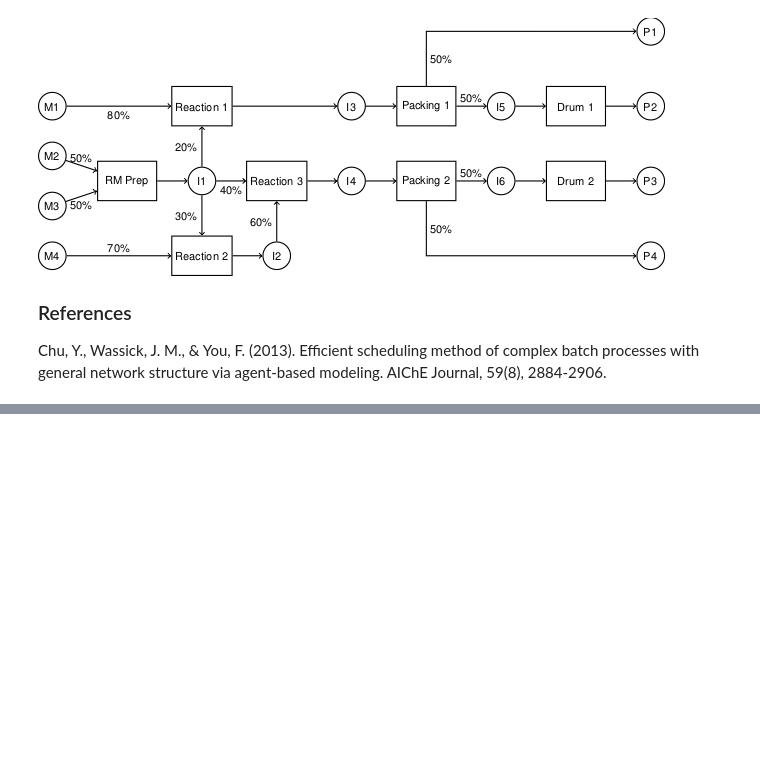
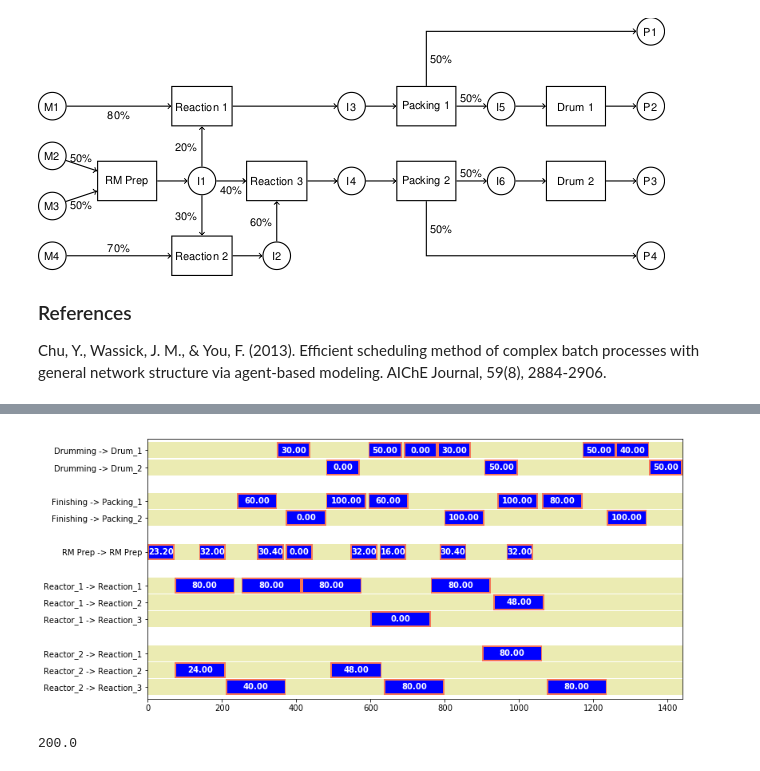
Before and after one commit to jckantor/STN-Scheduler, a Jupyter notebook: notebooks/2_Chu_State_Task_Network.ipynb, the cells around one changed output, grey strips where cells are left out. Saved outputs shown, nothing was run; the diff lists cells and outputs as text; code cells hidden in the pictures; blank space fills up the shorter version.

```diff
--- a/notebooks/2_Chu_State_Task_Network.ipynb
+++ b/notebooks/2_Chu_State_Task_Network.ipynb
@@ -60,15 +60,27 @@ stn.TSarc('Drum_1',     'P2', rho = 1.0, dur =  90)
 stn.TSarc('Drum_2',     'P3', rho = 1.0, dur =  90)
 
 # unit-task data
-stn.Unit('RM Prep',   'RM Prep',    Bmax = 100, Cost = 1000, vCost =  50)
-stn.Unit('Reactor_1', 'Reaction_1', Bmax =  80, Cost = 3000, vCost = 250)
-stn.Unit('Reactor_1', 'Reaction_2', Bmax =  50, Cost = 1500, vCost = 150)
-stn.Unit('Reactor_1', 'Reaction_3', Bmax =  80, Cost = 2000, vCost = 100)
-stn.Unit('Reactor_2', 'Reaction_1', Bmax =  80, Cost = 3000, vCost = 250)
-stn.Unit('Reactor_2', 'Reaction_2', Bmax =  50, Cost = 1500, vCost = 150)
-stn.Unit('Reactor_2', 'Reaction_3', Bmax =  80, Cost = 2000, vCost = 100)
-stn.Unit('Finishing', 'Packing_1',  Bmax = 100, Cost =  500, vCost =  20)
-stn.Unit('Finishing', 'Packing_2',  Bmax = 100, Cost =  500, vCost =  20)
-stn.Unit('Drumming',  'Drum_1',     Bmax =  50, Cost =  200, vCost =  50)
-stn.Unit('Drumming',  'Drum_2',     Bmax =  50, Cost =  200, vCost =  50)
+stn.unit('RM Prep',   'RM Prep',    Bmax = 100, Cost = 1000, vCost =  50)
+stn.unit('Reactor_1', 'Reaction_1', Bmax =  80, Cost = 3000, vCost = 250)
+stn.unit('Reactor_1', 'Reaction_2', Bmax =  50, Cost = 1500, vCost = 150)
+stn.unit('Reactor_1', 'Reaction_3', Bmax =  80, Cost = 2000, vCost = 100)
+stn.unit('Reactor_2', 'Reaction_1', Bmax =  80, Cost = 3000, vCost = 250)
+stn.unit('Reactor_2', 'Reaction_2', Bmax =  50, Cost = 1500, vCost = 150)
+stn.unit('Reactor_2', 'Reaction_3', Bmax =  80, Cost = 2000, vCost = 100)
+stn.unit('Finishing', 'Packing_1',  Bmax = 100, Cost =  500, vCost =  20)
+stn.unit('Finishing', 'Packing_2',  Bmax = 100, Cost =  500, vCost =  20)
+stn.unit('Drumming',  'Drum_1',     Bmax =  50, Cost =  200, vCost =  50)
+stn.unit('Drumming',  'Drum_2',     Bmax =  50, Cost =  200, vCost =  50)
+
+N = 240
+H = 6*N
+stn.buildmodel(range(0,H+1,6))
+
+# production constraints
+stn.model.cons.add(stn.model.S['P1',H] >= 200)
+stn.model.cons.add(stn.model.S['P2',H] >= 200)
+stn.model.cons.add(stn.model.S['P3',H] >= 100)
+stn.model.cons.add(stn.model.S['P4',H] >= 100)
+
+stn.solve('gurobi')
 # %% [output]
@@ -76,2 +104,11 @@ TypeError: Unit() got an unexpected keyword argument 'Cost'
+# %%
+%matplotlib inline
+stn.gantt()
+# %% [output]
+[figure, added]
+# %%
+stn.model.S['P1',H].value
+# %% [output]
+200.0
 # %%
 
```
Also changed, not shown: parts of 2 cells of this notebook, 2 other files.
